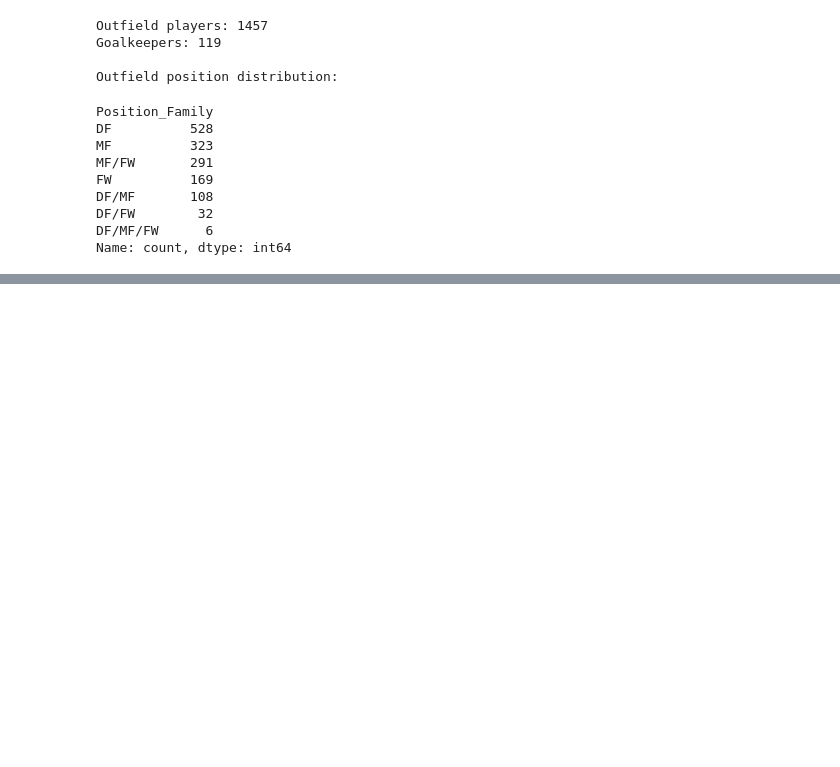
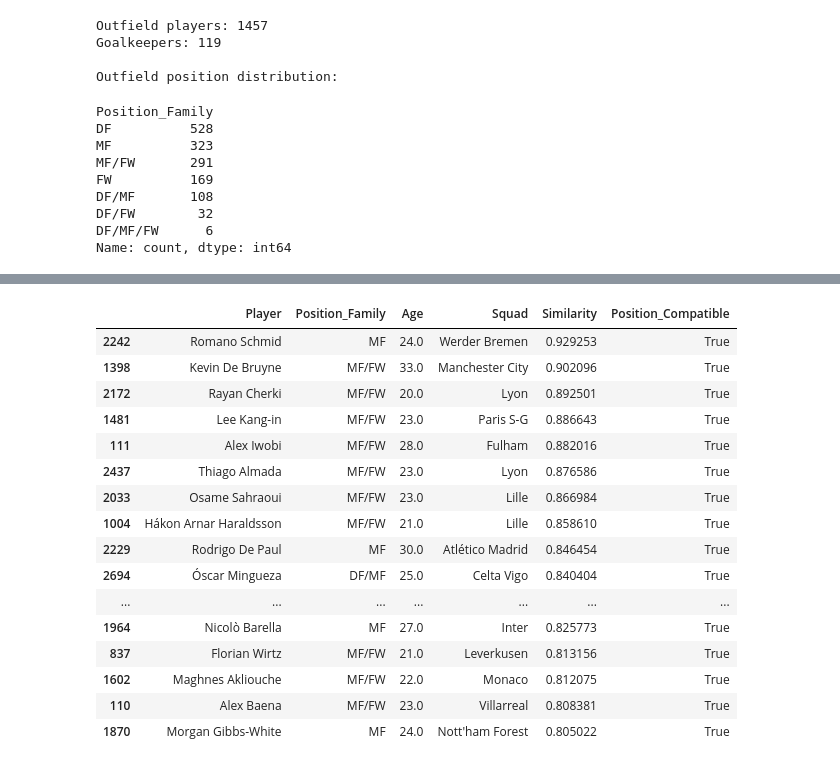
Before and after one commit to ApoorvaKharga/football-player-recommender, a Jupyter notebook: notebooks/01_dataset_audit.ipynb, the cells around one changed output, grey strips where cells are left out. Cells and saved outputs as stored; diff of their text form; code cells hidden in the pictures; blank space fills up the shorter version.

Commit message:
Add position-aware player similarity analysis

```diff
--- a/notebooks/01_dataset_audit.ipynb
+++ b/notebooks/01_dataset_audit.ipynb
@@ -4363,0 +4444,14 @@ Name: count, dtype: int64
+# %%
+from sklearn.metrics.pairwise import cosine_similarity
+
+similarity_matrix = cosine_similarity(X_scaled)
+
+print("Similarity matrix shape:", similarity_matrix.shape)
+
+print("\nMinimum similarity:", similarity_matrix.min())
+print("Maximum similarity:", similarity_matrix.max())
+
+print("\nAll values finite:", np.isfinite(similarity_matrix).all())
+
+print("\nFirst 5 × 5 similarity values:")
+display(pd.DataFrame(similarity_matrix[:5, :5]))
@@ -4363,0 +5002,53 @@ Name: count, dtype: int64
+# %%
+target_player = "Martin Ødegaard"
+
+player_index = df_outfield.index.get_loc(
+    df_outfield.index[
+        df_outfield["Player"].str.casefold()
+        == target_player.casefold()
+    ][0]
+)
+
+target_positions = set(
+    df_outfield.iloc[player_index]["Position_Family"].split("/")
+)
+
+similarity_scores = similarity_matrix[player_index]
+
+candidate_indices = [
+    i for i in np.argsort(similarity_scores)[::-1]
+    if i != player_index
+][:20]
+
+top_20 = df_outfield.iloc[candidate_indices][
+    ["Player", "Position_Family", "Age", "Squad"]
+].copy()
+
+top_20["Similarity"] = [
+    similarity_scores[i] for i in candidate_indices
+]
+
+top_20["Position_Compatible"] = [
+    bool(target_positions.intersection(position.split("/")))
+    for position in top_20["Position_Family"]
+]
+
+display(top_20)
+# %% [output]
+|  | Player | Position_Family | Age | Squad | Similarity | Position_Compatible |
+| 2242 | Romano Schmid | MF | 24.0 | Werder Bremen | 0.929253 | True |
+| 1398 | Kevin De Bruyne | MF/FW | 33.0 | Manchester City | 0.902096 | True |
+| 2172 | Rayan Cherki | MF/FW | 20.0 | Lyon | 0.892501 | True |
+| 1481 | Lee Kang-in | MF/FW | 23.0 | Paris S-G | 0.886643 | True |
+| 111 | Alex Iwobi | MF/FW | 28.0 | Fulham | 0.882016 | True |
+| 2437 | Thiago Almada | MF/FW | 23.0 | Lyon | 0.876586 | True |
+| 2033 | Osame Sahraoui | MF/FW | 23.0 | Lille | 0.866984 | True |
+| 1004 | Hákon Arnar Haraldsson | MF/FW | 21.0 | Lille | 0.858610 | True |
+| 2229 | Rodrigo De Paul | MF | 30.0 | Atlético Madrid | 0.846454 | True |
+| 2694 | Óscar Mingueza | DF/MF | 25.0 | Celta Vigo | 0.840404 | True |
+| ... | ... | ... | ... | ... | ... | ... |
+| 1964 | Nicolò Barella | MF | 27.0 | Inter | 0.825773 | True |
+| 837 | Florian Wirtz | MF/FW | 21.0 | Leverkusen | 0.813156 | True |
+| 1602 | Maghnes Akliouche | MF/FW | 22.0 | Monaco | 0.812075 | True |
+| 110 | Alex Baena | MF/FW | 23.0 | Villarreal | 0.808381 | True |
+| 1870 | Morgan Gibbs-White | MF | 24.0 | Nott'ham Forest | 0.805022 | True |
```
Also changed, not shown: parts of 17 cells of this notebook.
